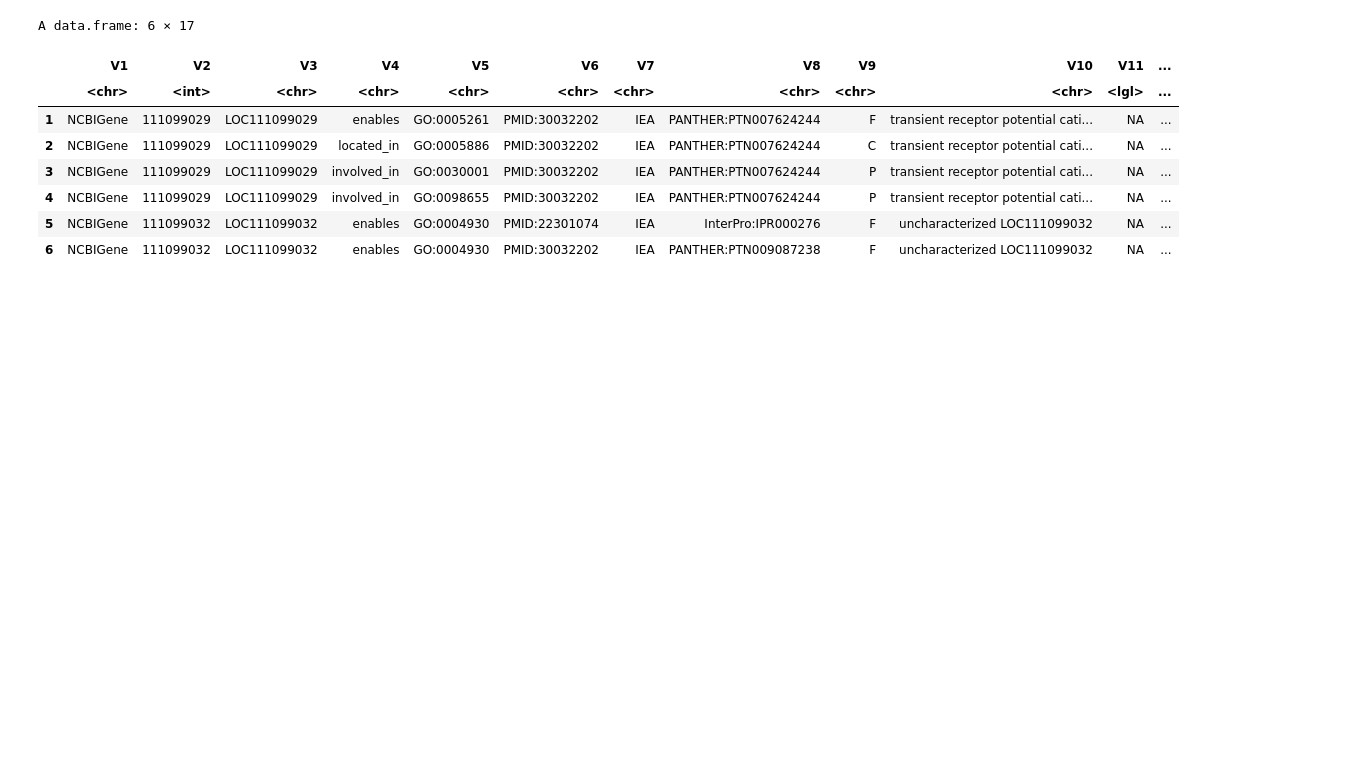
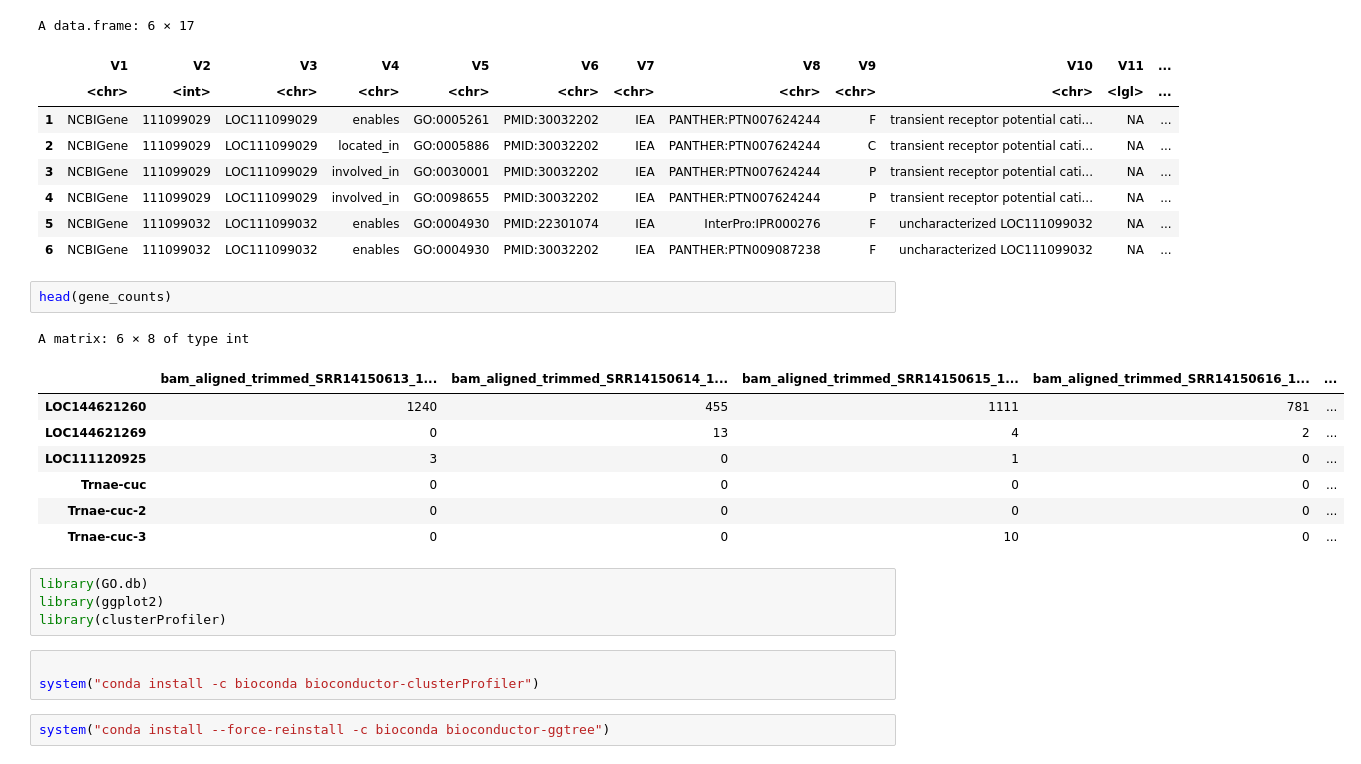
Before and after one commit to MatthewMcGregor-BINF/Selected_Projects, a Jupyter notebook: eastern_oyster_transcriptome.ipynb, the cells around one changed output. Cells and saved outputs as stored; diff of their text form; blank space fills up the shorter version.

```diff
--- a/eastern_oyster_transcriptome.ipynb
+++ b/eastern_oyster_transcriptome.ipynb
@@ -462,3 +476,23 @@ A data.frame: 6 × 17
 | 4 | NCBIGene | 111099029 | LOC111099029 | involved_in | GO:0098655 | PMID:30032202 | IEA | PANTHER:PTN007624244 | P | transient receptor potential cati... | NA | ... |
 | 5 | NCBIGene | 111099032 | LOC111099032 | enables | GO:0004930 | PMID:22301074 | IEA | InterPro:IPR000276 | F | uncharacterized LOC111099032 | NA | ... |
 | 6 | NCBIGene | 111099032 | LOC111099032 | enables | GO:0004930 | PMID:30032202 | IEA | PANTHER:PTN009087238 | F | uncharacterized LOC111099032 | NA | ... |
+# %%
+head(gene_counts)
+# %% [output]
+A matrix: 6 × 8 of type int
+|  | bam_aligned_trimmed_SRR14150613_1... | bam_aligned_trimmed_SRR14150614_1... | bam_aligned_trimmed_SRR14150615_1... | bam_aligned_trimmed_SRR14150616_1... | ... |
+| LOC144621260 | 1240 | 455 | 1111 | 781 | ... |
+| LOC144621269 | 0 | 13 | 4 | 2 | ... |
+| LOC111120925 | 3 | 0 | 1 | 0 | ... |
+| Trnae-cuc | 0 | 0 | 0 | 0 | ... |
+| Trnae-cuc-2 | 0 | 0 | 0 | 0 | ... |
+| Trnae-cuc-3 | 0 | 0 | 10 | 0 | ... |
+# %%
+library(GO.db)
+library(ggplot2)
+library(clusterProfiler)
+# %%
+
+system("conda install -c bioconda bioconductor-clusterProfiler")
+# %%
+system("conda install --force-reinstall -c bioconda bioconductor-ggtree")
```
Also changed, not shown: parts of 39 cells of this notebook.
